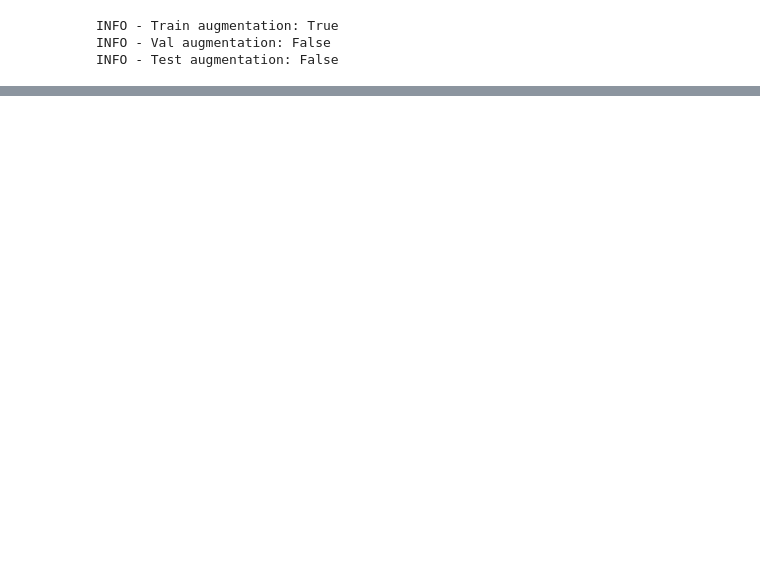
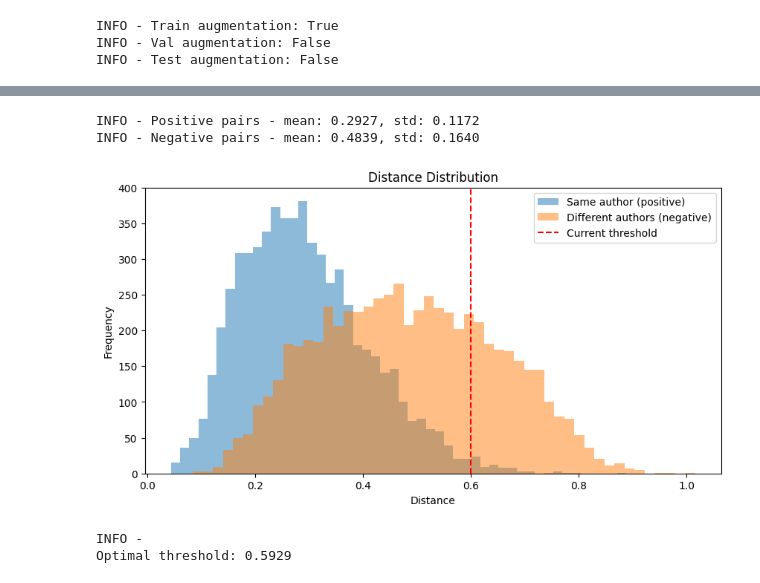
Before and after one commit to dmaman86/author-handwriting-recog, a Jupyter notebook: notebooks/code_100.ipynb, the cells around one changed output, grey strips where cells are left out. Saved outputs shown, nothing was run; the diff lists cells and outputs as text; code cells hidden in the pictures; blank space fills up the shorter version.

```diff
--- a/notebooks/code_100.ipynb
+++ b/notebooks/code_100.ipynb
@@ -834,0 +365,9 @@ logger.info(f"Author-level accuracy: {accuracy:.4f}")
+# %%
+cnn_trainer_new = ModelTrainer(
+    backbone=DeepCNNBackbone(),
+    input_shape=(60, 53, 1),
+    embedding_dim=256,
+    model_name="siamese_cnn",
+    log_dir=f"./logs_{current_time}"
+)
+cnn_trainer_new.build()
@@ -834,0 +382,11 @@ logger.info(f"Author-level accuracy: {accuracy:.4f}")
+# %%
+cnn_trainer_new.siamese_model.load_weights(
+    f"{config['project_path']}/data/datasets/experiments/models_100/siamese_cnn_20260130-150119.keras"
+)
+# %%
+cnn_evaluator = ModelEvaluator(
+    model=cnn_trainer_new.siamese_model,
+    model_name="siamese_cnn",
+    embedding_model=cnn_trainer_new.embedding_model,
+    log_dir=f"./logs_{current_time}"
+)
@@ -834,0 +707,5 @@ logger.info(f"Author-level accuracy: {accuracy:.4f}")
+# %%
+test_results = cnn_evaluator.evaluate(
+    test_generator=test_pair_gen,
+    distance_threshold=0.6
+)
@@ -834,0 +720,35 @@ logger.info(f"Author-level accuracy: {accuracy:.4f}")
+# %%
+distances = test_results['distances']
+y_true = test_results['y_true']
+
+pos_distances = distances[y_true == 1]
+neg_distances = distances[y_true == 0]
+
+logger.info(f"Positive pairs - mean: {pos_distances.mean():.4f}, std: {pos_distances.std():.4f}")
+logger.info(f"Negative pairs - mean: {neg_distances.mean():.4f}, std: {neg_distances.std():.4f}")
+
+# Plot histograma
+plt.figure(figsize=(10, 5))
+plt.hist(pos_distances, bins=50, alpha=0.5, label='Same author (positive)')
+plt.hist(neg_distances, bins=50, alpha=0.5, label='Different authors (negative)')
+plt.axvline(x=0.6, color='r', linestyle='--', label='Current threshold')
+plt.xlabel('Distance')
+plt.ylabel('Frequency')
+plt.legend()
+plt.title('Distance Distribution')
+plt.show()
+# %% [output]
+INFO - Positive pairs - mean: 0.2927, std: 0.1172
+INFO - Negative pairs - mean: 0.4839, std: 0.1640
+[figure, added]
+# %%
+from sklearn.metrics import roc_curve
+
+fpr, tpr, thresholds = roc_curve(y_true, 1 - (distances / distances.max()))
+optimal_idx = np.argmax(tpr - fpr)
+optimal_threshold = thresholds[optimal_idx] * distances.max()
+
+logger.info(f"\nOptimal threshold: {optimal_threshold:.4f}")
+# %% [output]
+INFO -
+Optimal threshold: 0.5929
```
Also changed, not shown: parts of 102 cells of this notebook, 26 other files.
